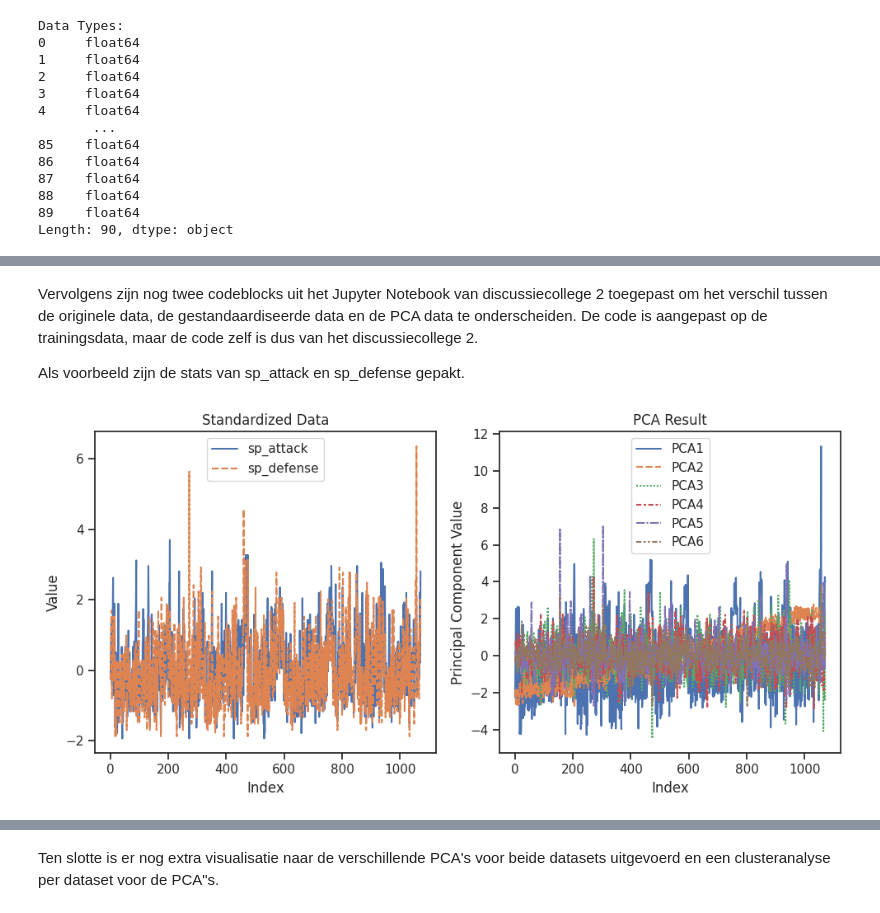
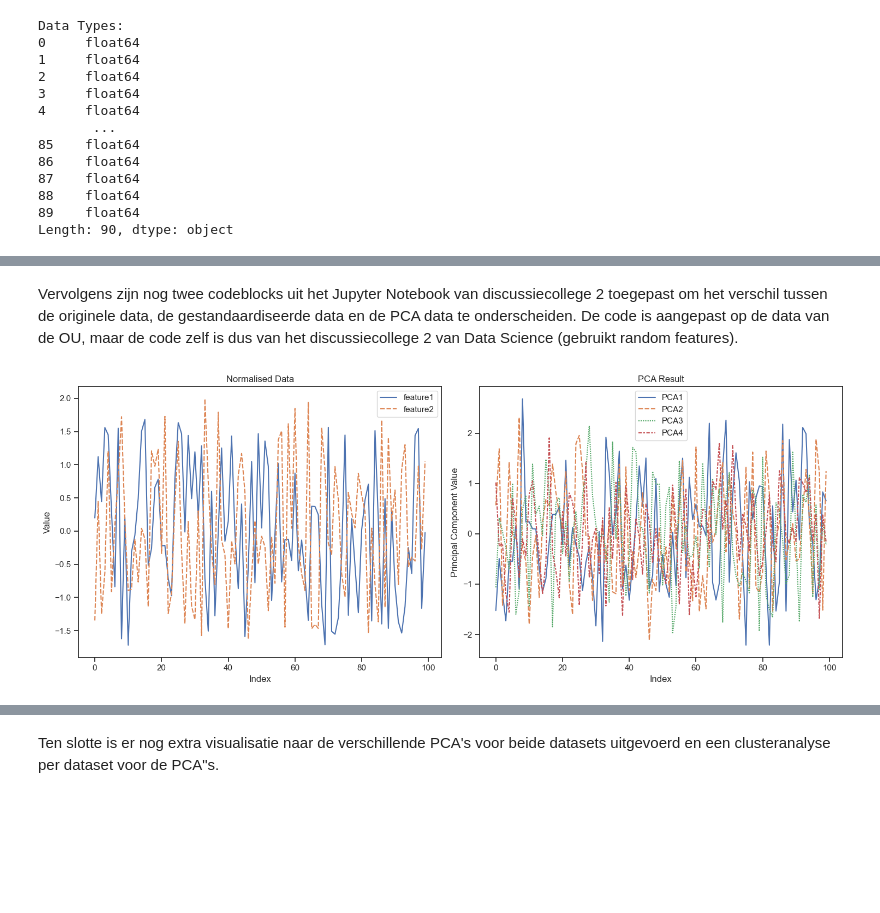
Before and after one commit to TheVioletRaven/NSE_OU, a Jupyter notebook: Casus_Open_Universiteit.ipynb, the cells around one changed output, grey strips where cells are left out. Cells and saved outputs as stored; diff of their text form; code cells hidden in the pictures; blank space fills up the shorter version.

```diff
--- a/Casus_Open_Universiteit.ipynb
+++ b/Casus_Open_Universiteit.ipynb
@@ -618,0 +624,22 @@ plt.show()
+# %%
+import pandas as pd
+import numpy as np
+from sklearn.decomposition import PCA
+from sklearn.preprocessing import StandardScaler
+import seaborn as sns
+import matplotlib.pyplot as plt
+
+# Gegevens genereren
+data = {
+    'feature1': np.random.rand(100),
+    'feature2': np.random.rand(100),
+    'feature3': np.random.rand(100),
+    'feature4': np.random.rand(100),
+    'TEVREDENHEIDALGEMEEN_01': np.random.choice(['low', 'medium', 'high'], 100)  # Dummy categorische data voor hue
+}
+df_imputed = pd.DataFrame(data)
+
+# Pairplot met 'TEVREDENHEIDALGEMEEN_01' als kleur
+sns.set_theme(style="ticks")
+sns.pairplot(df_imputed.select_dtypes(include=[np.number]).assign(TEVREDENHEIDALGEMEEN_01=df_imputed['TEVREDENHEIDALGEMEEN_01']), hue='TEVREDENHEIDALGEMEEN_01')
+plt.show()
@@ -619,28 +648,28 @@ plt.show()
 # %% [markdown]
-Vervolgens zijn nog twee codeblocks uit het Jupyter Notebook van discussiecollege 2 toegepast om het verschil tussen de originele data, de gestandaardiseerde data en de PCA data te onderscheiden. De code is aangepast op de trainingsdata, maar de code zelf is dus van het discussiecollege 2.
-
-Als voorbeeld zijn de stats van sp_attack en sp_defense gepakt.
+Vervolgens zijn nog twee codeblocks uit het Jupyter Notebook van discussiecollege 2 toegepast om het verschil tussen de originele data, de gestandaardiseerde data en de PCA data te onderscheiden. De code is aangepast op de data van de OU, maar de code zelf is dus van het discussiecollege 2 van Data Science (gebruikt random features).
 # %%
-# Extra visualisatie van genormaliseerde data met lijnplots
-fig, axes = plt.subplots(1, 2, figsize=(10, 5))
+fig, axes = plt.subplots(1, 2, figsize=(15, 6))
 
 # Gebruikt genormaliseerde data en PCA resultaten
-std_df = pd.DataFrame(scaled_data_origineel, columns=df_origineel.select_dtypes(include=['float64', 'int64']).columns)
-pca_df = pd.DataFrame(pca_result_origineel, columns=[f"PCA{i+1}" for i in range(n_components_origineel)])
+std_df = pd.DataFrame(scaled_data_imputed, columns=df_imputed.select_dtypes(include=[np.number]).columns)
+pca_df = pd.DataFrame(pca_result_imputed.transform(scaled_data_imputed), columns=[f"PCA{i+1}" for i in range(n_components_imputed)])
+
+# Willekeurige kenmerken selecteren voor visualisatie
+random_features = np.random.choice(std_df.columns, size=2, replace=False)
 
 # Lijnplot van twee genormaliseerde kolommen
-sns.lineplot(ax=axes[0], data=std_df[['sp_attack', 'sp_defense']])
-axes[0].set_title('Standardized Data')
+sns.lineplot(ax=axes[0], data=std_df[random_features])
+axes[0].set_title('Normalised Data')
 axes[0].set_xlabel('Index')
 axes[0].set_ylabel('Value')
 
 # Lijnplot van PCA resultaten
 sns.lineplot(ax=axes[1], data=pca_df)
 axes[1].set_title('PCA Result')
 axes[1].set_xlabel('Index')
 axes[1].set_ylabel('Principal Component Value')
 
 plt.tight_layout()
 plt.show()
 # %% [output]
-[figure, old version]
+[figure, new version]
```
Also changed, not shown: parts of 22 cells of this notebook.
